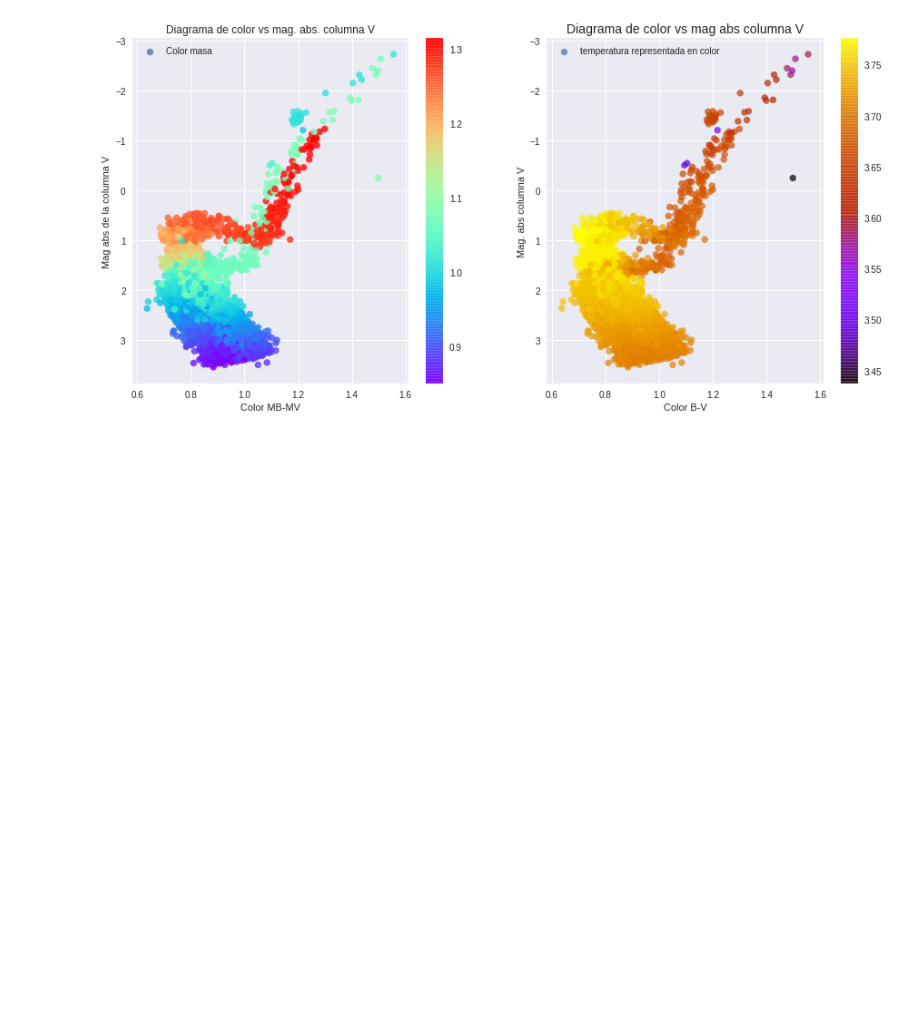
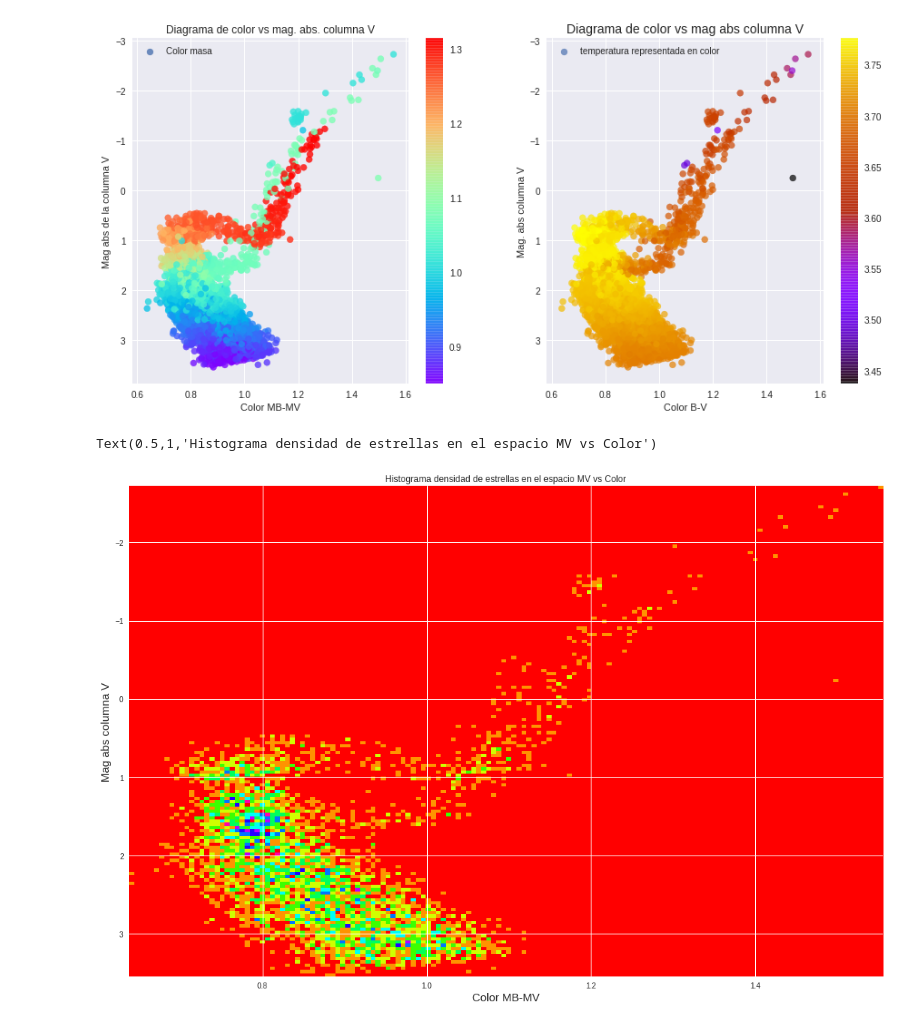
Before and after one commit to simonvidal/minitarea2, a Jupyter notebook: minitarea2.ipynb, the cells around one changed output. Saved outputs shown, nothing was run; the diff lists cells and outputs as text; code cells hidden in the pictures; blank space fills up the shorter version.

```diff
--- a/minitarea2.ipynb
+++ b/minitarea2.ipynb
@@ -183,9 +183,12 @@ Text(0.5,1,'Diagrama de color vs mag abs columna V')
 [figure]
 # %%
 # plot cmd hist2D
-fig, ax=plt.subplots(figsize=(15,10))
-ax.hist2d(color,MV,bins=120,cmap='plasma')
+fig, ax=plt.subplots(figsize=(18,12))
+ax.hist2d(color,MV,bins=150,cmap='hsv')
 ax.invert_yaxis()
-ax.set_xlabel('Color B-V',size=12)
-ax.set_ylabel('Magnitud absoluta de la banda V',size=12)
+ax.set_xlabel('Color MB-MV',size=15)
+ax.set_ylabel('Mag abs columna V',size=15)
 ax.set_title('Histograma densidad de estrellas en el espacio MV vs Color')
+# %% [output]
+Text(0.5,1,'Histograma densidad de estrellas en el espacio MV vs Color')
+[figure, added]
```
